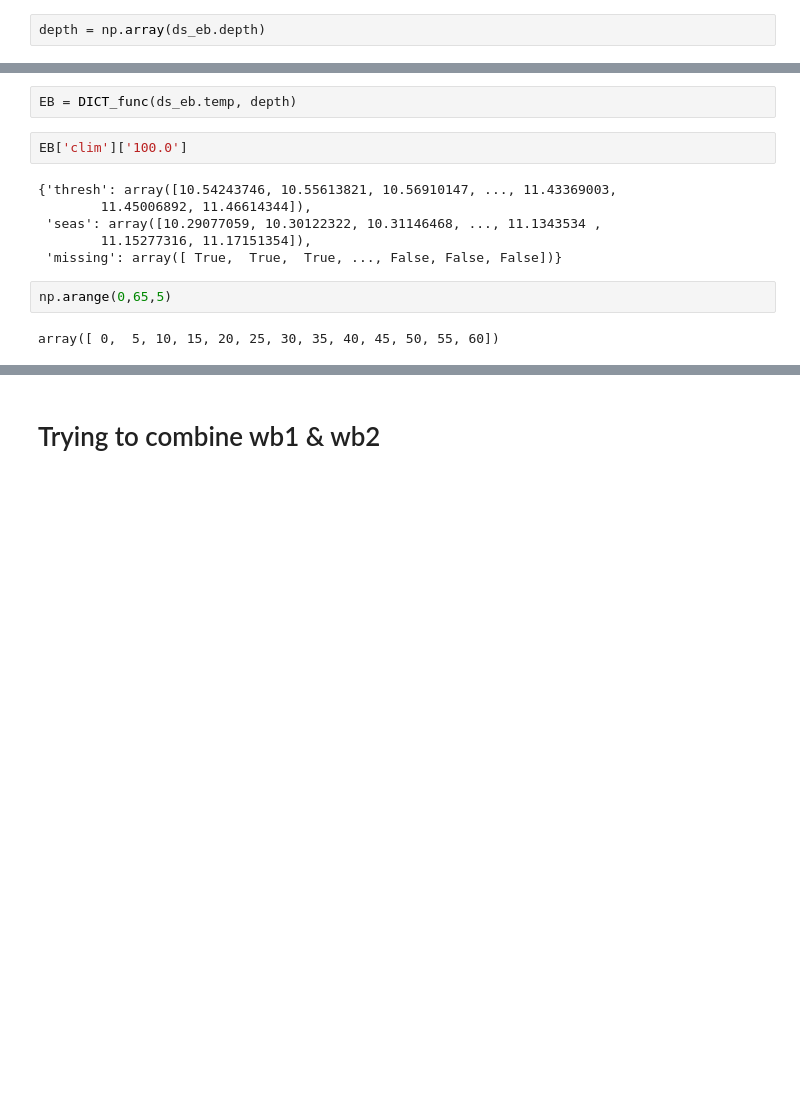
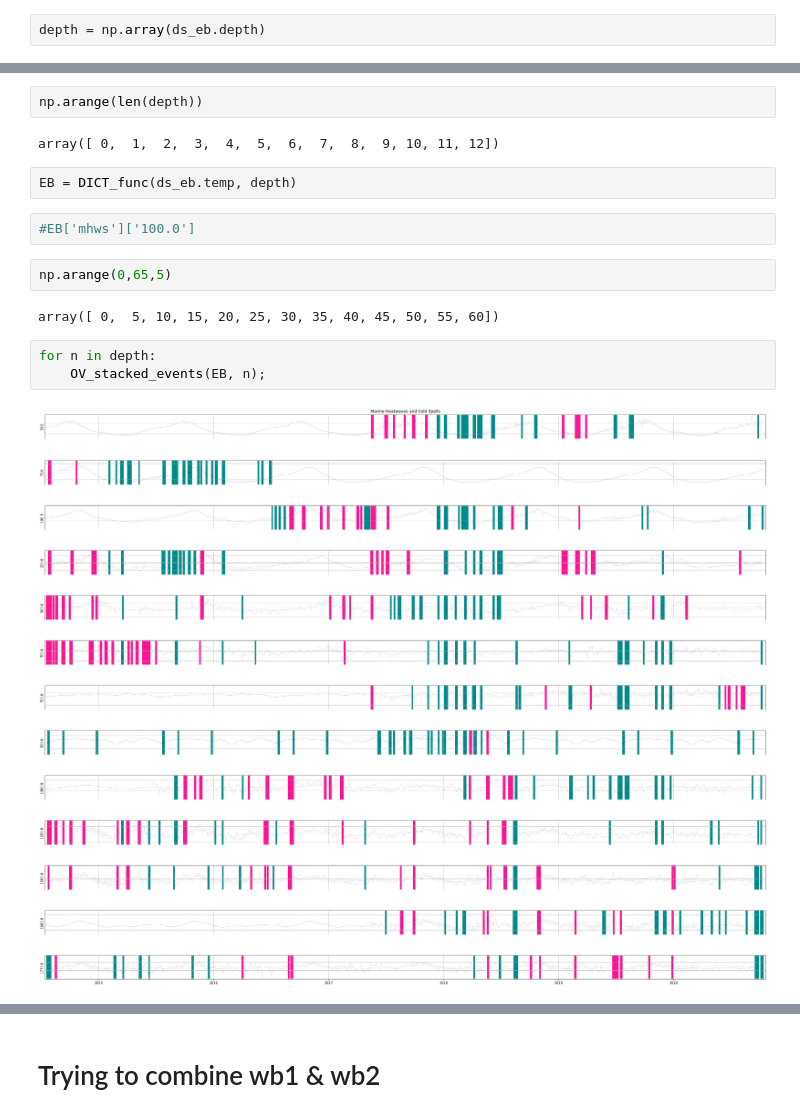
Before and after one commit to Marie-Louise-Korte/Rockall_Trough_MHW, a Jupyter notebook: RT_instrument_data.ipynb, the cells around one changed output, grey strips where cells are left out. Saved outputs shown, nothing was run; the diff lists cells and outputs as text; blank space fills up the shorter version.

Commit message:
plot with all mhws and mcss stacked on top of each other works but needs improvements

```diff
--- a/RT_instrument_data.ipynb
+++ b/RT_instrument_data.ipynb
@@ -210,17 +306,32 @@ len(depth)
+# %%
+np.arange(len(depth))
+# %% [output]
+array([ 0,  1,  2,  3,  4,  5,  6,  7,  8,  9, 10, 11, 12])
 # %%
 EB = DICT_func(ds_eb.temp, depth)
-# %%
-EB['clim']['100.0']
-# %% [output]
-{'thresh': array([10.54243746, 10.55613821, 10.56910147, ..., 11.43369003,
-        11.45006892, 11.46614344]),
- 'seas': array([10.29077059, 10.30122322, 10.31146468, ..., 11.1343534 ,
-        11.15277316, 11.17151354]),
- 'missing': array([ True,  True,  True, ..., False, False, False])}
+# %%
+#EB['mhws']['100.0']
 # %%
 np.arange(0,65,5)
 # %% [output]
 array([ 0,  5, 10, 15, 20, 25, 30, 35, 40, 45, 50, 55, 60])
+# %%
+for n in depth:
+    OV_stacked_events(EB, n);
+# %% [output]
+[figure, added]
+[figure, added]
+[figure, added]
+[figure, added]
+[figure, added]
+[figure, added]
+[figure, added]
+[figure, added]
+[figure, added]
+[figure, added]
+[figure, added]
+[figure, added]
+[figure, added]
 # %%
 fig, ax=plt.subplots(figsize=(20,12))
 
```
Also changed, not shown: parts of 14 cells of this notebook.
